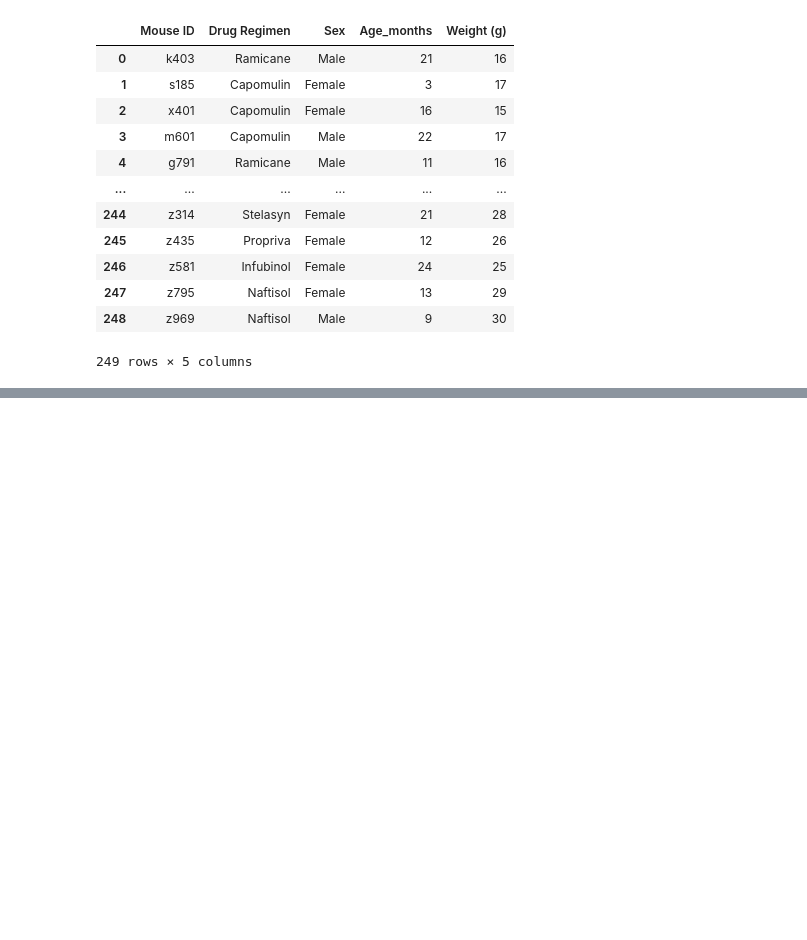
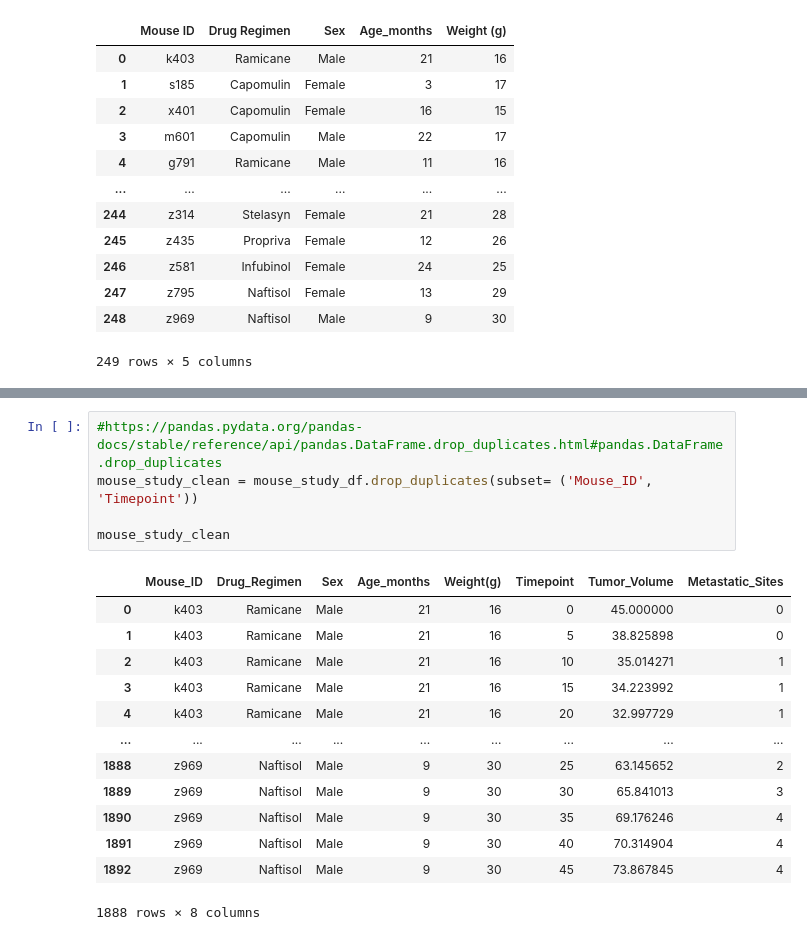
Before and after one commit to schwamb/matplotlib-challenge, a Jupyter notebook: pymaceuticals.ipynb, the cells around one changed output, grey strips where cells are left out. Drawn from its saved outputs; the diff is of its cells as text; blank space fills up the shorter version.

```diff
--- a/pymaceuticals.ipynb
+++ b/pymaceuticals.ipynb
@@ -25,0 +100,19 @@ study_df
+# %%
+#https://pandas.pydata.org/pandas-docs/stable/reference/api/pandas.DataFrame.drop_duplicates.html#pandas.DataFrame.drop_duplicates
+mouse_study_clean = mouse_study_df.drop_duplicates(subset= ('Mouse_ID', 'Timepoint'))
+
+mouse_study_clean
+# %% [output]
+|  | Mouse_ID | Drug_Regimen | Sex | Age_months | Weight(g) | Timepoint | Tumor_Volume | Metastatic_Sites |
+| 0 | k403 | Ramicane | Male | 21 | 16 | 0 | 45.000000 | 0 |
+| 1 | k403 | Ramicane | Male | 21 | 16 | 5 | 38.825898 | 0 |
+| 2 | k403 | Ramicane | Male | 21 | 16 | 10 | 35.014271 | 1 |
+| 3 | k403 | Ramicane | Male | 21 | 16 | 15 | 34.223992 | 1 |
+| 4 | k403 | Ramicane | Male | 21 | 16 | 20 | 32.997729 | 1 |
+| ... | ... | ... | ... | ... | ... | ... | ... | ... |
+| 1888 | z969 | Naftisol | Male | 9 | 30 | 25 | 63.145652 | 2 |
+| 1889 | z969 | Naftisol | Male | 9 | 30 | 30 | 65.841013 | 3 |
+| 1890 | z969 | Naftisol | Male | 9 | 30 | 35 | 69.176246 | 4 |
+| 1891 | z969 | Naftisol | Male | 9 | 30 | 40 | 70.314904 | 4 |
+| 1892 | z969 | Naftisol | Male | 9 | 30 | 45 | 73.867845 | 4 |
+1888 rows × 8 columns
```
Also changed, not shown: parts of 16 cells of this notebook.
